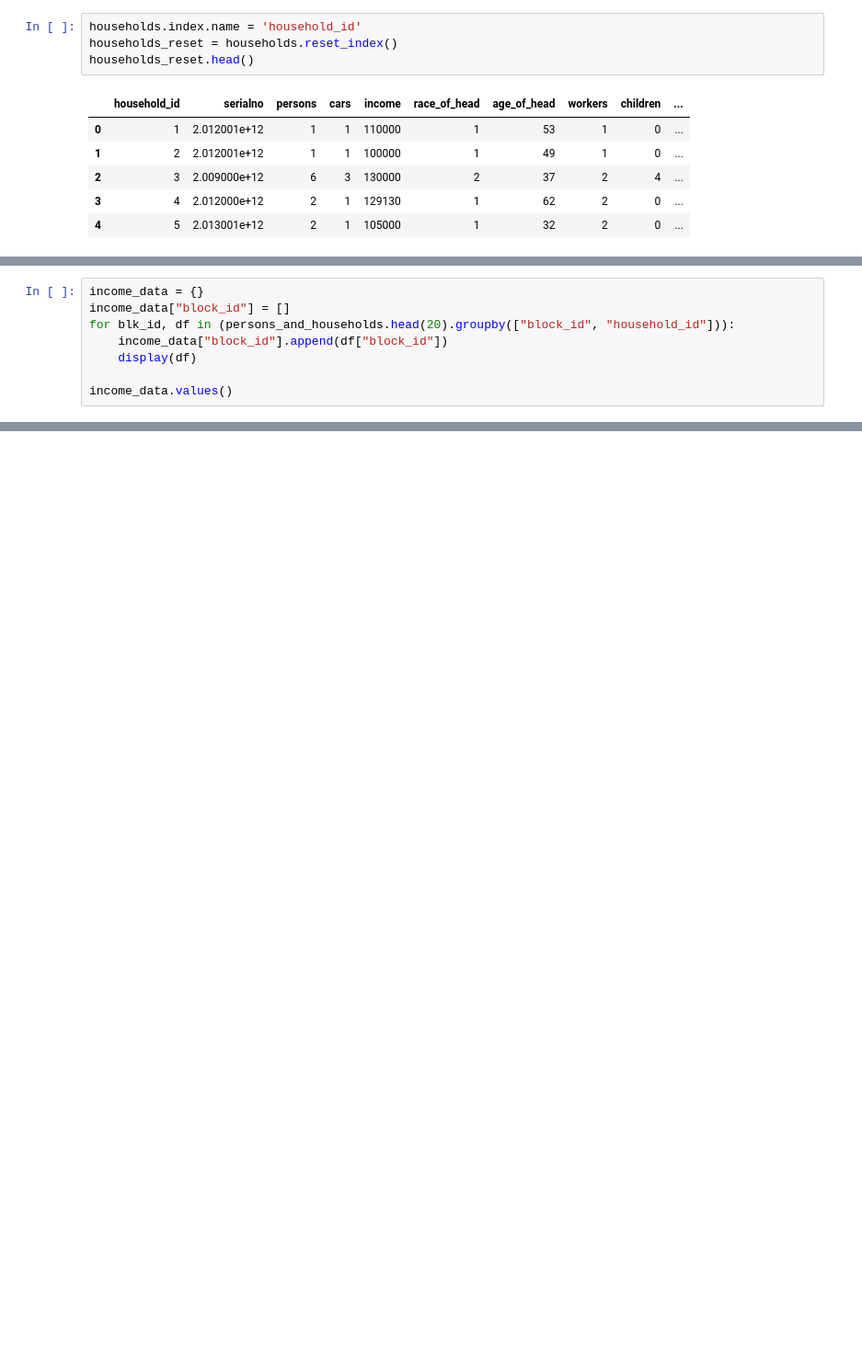
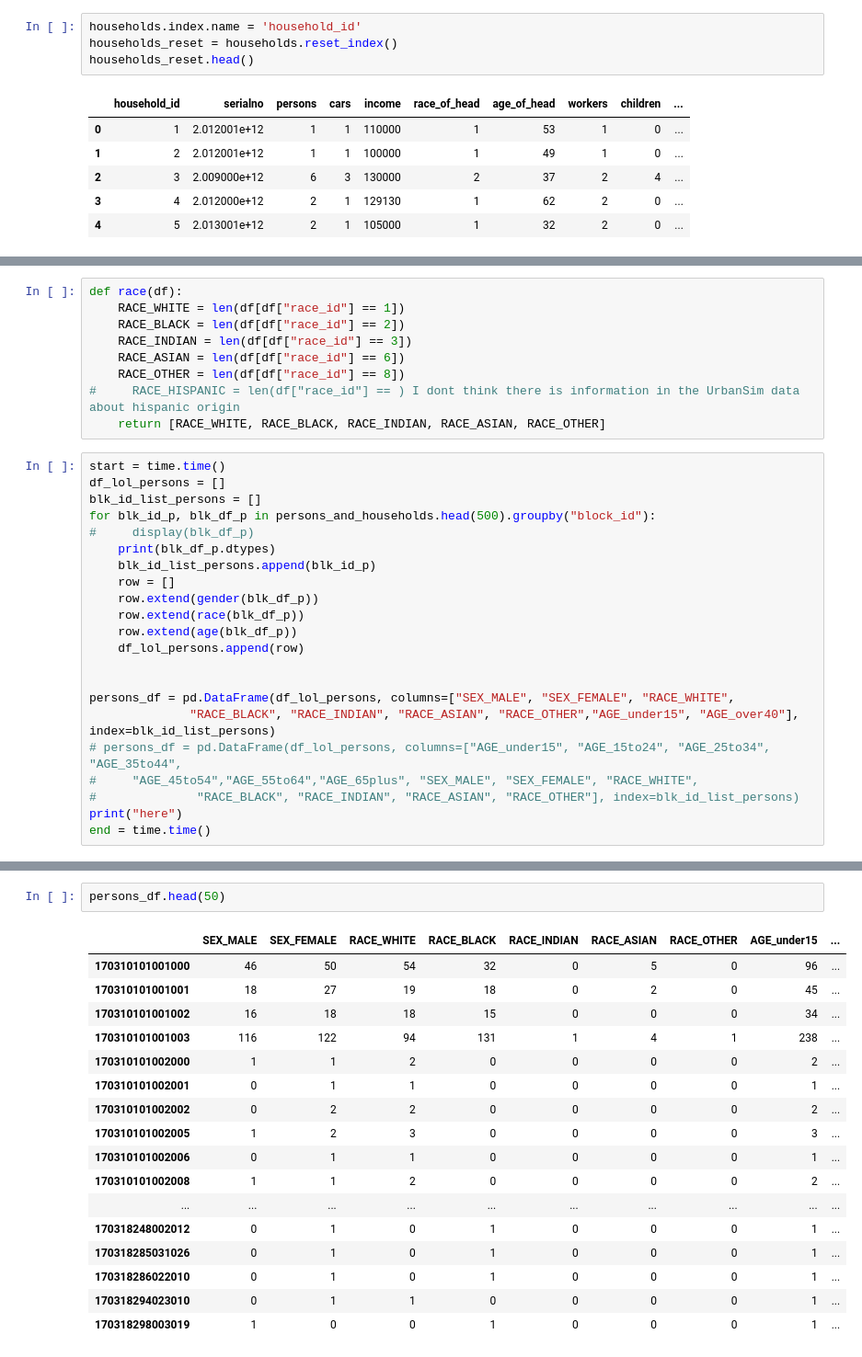
Before and after one commit to ual/ual_model_workspace, a Jupyter notebook: spring-2019-models/notebooks-amelia/urbansim to polaris data.ipynb, the cells around one changed output, grey strips where cells are left out. Shown: that part at 92% size. Cells and saved outputs as stored; diff of their text form; blank space fills up the shorter version.

```diff
--- a/spring-2019-models/notebooks-amelia/urbansim to polaris data.ipynb
+++ b/spring-2019-models/notebooks-amelia/urbansim to polaris data.ipynb
@@ -41,8 +173,0 @@ persons_and_households.head()
-# %%
-income_data = {}
-income_data["block_id"] = []
-for blk_id, df in (persons_and_households.head(20).groupby(["block_id", "household_id"])):
-    income_data["block_id"].append(df["block_id"])
-    display(df)
-
-income_data.values()
@@ -79,0 +176,31 @@ studentData = {
+# %%
+def race(df):
+    RACE_WHITE = len(df[df["race_id"] == 1])
+    RACE_BLACK = len(df[df["race_id"] == 2])
+    RACE_INDIAN = len(df[df["race_id"] == 3])
+    RACE_ASIAN = len(df[df["race_id"] == 6])
+    RACE_OTHER = len(df[df["race_id"] == 8])
+#     RACE_HISPANIC = len(df["race_id"] == ) I dont think there is information in the UrbanSim data about hispanic origin
+    return [RACE_WHITE, RACE_BLACK, RACE_INDIAN, RACE_ASIAN, RACE_OTHER]
+# %%
+start = time.time()
+df_lol_persons = []
+blk_id_list_persons = []
+for blk_id_p, blk_df_p in persons_and_households.head(500).groupby("block_id"):
+#     display(blk_df_p)
+    print(blk_df_p.dtypes)
+    blk_id_list_persons.append(blk_id_p)
+    row = []
+    row.extend(gender(blk_df_p))
+    row.extend(race(blk_df_p))
+    row.extend(age(blk_df_p))
+    df_lol_persons.append(row)
+
+
+persons_df = pd.DataFrame(df_lol_persons, columns=["SEX_MALE", "SEX_FEMALE", "RACE_WHITE",
+              "RACE_BLACK", "RACE_INDIAN", "RACE_ASIAN", "RACE_OTHER","AGE_under15", "AGE_over40"], index=blk_id_list_persons)
+# persons_df = pd.DataFrame(df_lol_persons, columns=["AGE_under15", "AGE_15to24", "AGE_25to34", "AGE_35to44",
+#     "AGE_45to54","AGE_55to64","AGE_65plus", "SEX_MALE", "SEX_FEMALE", "RACE_WHITE",
+#              "RACE_BLACK", "RACE_INDIAN", "RACE_ASIAN", "RACE_OTHER"], index=blk_id_list_persons)
+print("here")
+end = time.time()
@@ -79,0 +225,20 @@ studentData = {
+# %%
+persons_df.head(50)
+# %% [output]
+|  | SEX_MALE | SEX_FEMALE | RACE_WHITE | RACE_BLACK | RACE_INDIAN | RACE_ASIAN | RACE_OTHER | AGE_under15 | ... |
+| 170310101001000 | 46 | 50 | 54 | 32 | 0 | 5 | 0 | 96 | ... |
+| 170310101001001 | 18 | 27 | 19 | 18 | 0 | 2 | 0 | 45 | ... |
+| 170310101001002 | 16 | 18 | 18 | 15 | 0 | 0 | 0 | 34 | ... |
+| 170310101001003 | 116 | 122 | 94 | 131 | 1 | 4 | 1 | 238 | ... |
+| 170310101002000 | 1 | 1 | 2 | 0 | 0 | 0 | 0 | 2 | ... |
+| 170310101002001 | 0 | 1 | 1 | 0 | 0 | 0 | 0 | 1 | ... |
+| 170310101002002 | 0 | 2 | 2 | 0 | 0 | 0 | 0 | 2 | ... |
+| 170310101002005 | 1 | 2 | 3 | 0 | 0 | 0 | 0 | 3 | ... |
+| 170310101002006 | 0 | 1 | 1 | 0 | 0 | 0 | 0 | 1 | ... |
+| 170310101002008 | 1 | 1 | 2 | 0 | 0 | 0 | 0 | 2 | ... |
+| ... | ... | ... | ... | ... | ... | ... | ... | ... | ... |
+| 170318248002012 | 0 | 1 | 0 | 1 | 0 | 0 | 0 | 1 | ... |
+| 170318285031026 | 0 | 1 | 0 | 1 | 0 | 0 | 0 | 1 | ... |
+| 170318286022010 | 0 | 1 | 0 | 1 | 0 | 0 | 0 | 1 | ... |
+| 170318294023010 | 0 | 1 | 1 | 0 | 0 | 0 | 0 | 1 | ... |
+| 170318298003019 | 1 | 0 | 0 | 1 | 0 | 0 | 0 | 1 | ... |
```
Also changed, not shown: parts of 23 cells of this notebook.
